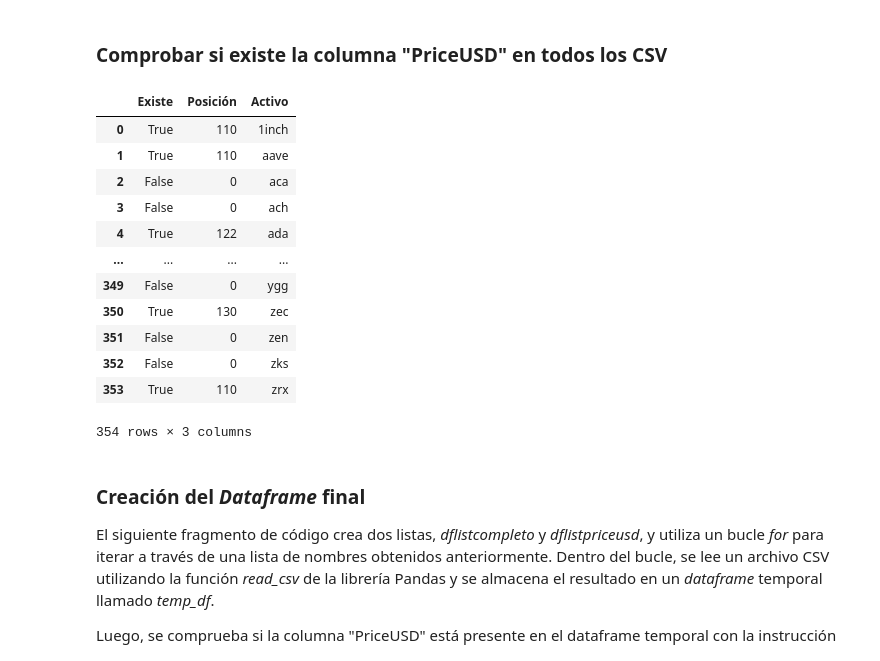
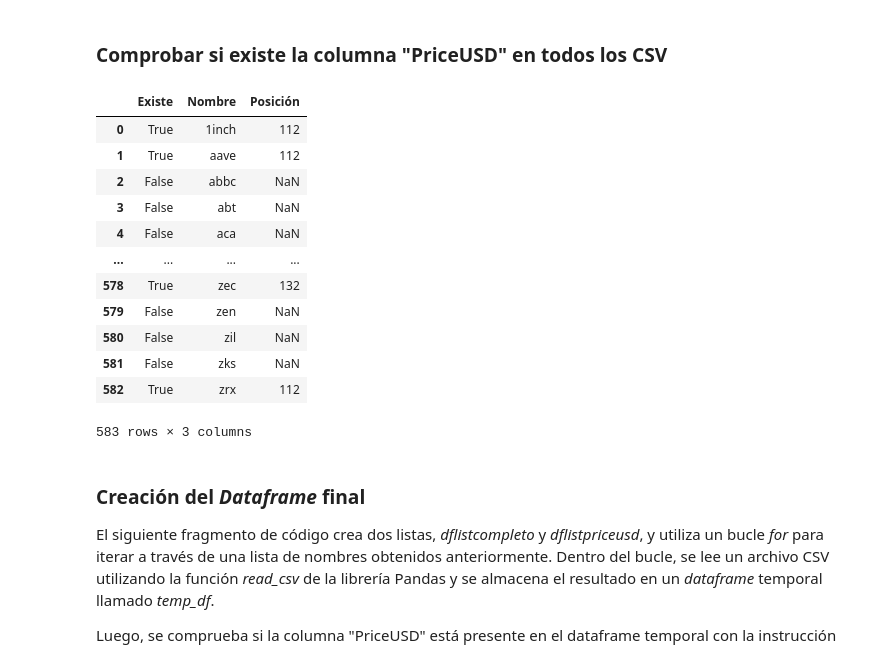
Before and after one commit to Filibustero/cryptocurrency-market-efficiency, a Jupyter notebook: Cryptocurrency Market Efficiency.ipynb, the cells around one changed output. Saved outputs shown, nothing was run; the diff lists cells and outputs as text; code cells hidden in the pictures.

```diff
--- a/Cryptocurrency Market Efficiency.ipynb
+++ b/Cryptocurrency Market Efficiency.ipynb
@@ -63,47 +108,47 @@ len(temp_df.columns=="PriceUSD")
 # %%
 dataframes_list = []
 boo = []
 longli = []
 archli = []
 for i in range(len(nombres)):
     temp_df = pd.read_csv(filepath_or_buffer = "csv221022/"+nombres[i]+".csv",
                           header = 0,
                           sep = ",")
     if "PriceUSD" in temp_df.columns:
             boo1 = "True"
-            longi = len(temp_df.columns=="PriceUSD")
+            longi = len(temp_df.columns == "PriceUSD")
+            longli.append(longi)
             archi = nombres[i]
             boo.append(boo1)
-            longli.append(longi)
             archli.append(archi)
     else:
             boo1 = "False"
             boo.append(boo1)
-            longi = 0
+            longi = "NaN"
             longli.append(longi)
             archi = nombres[i]
             archli.append(archi)
 
     dataframes_list.append(temp_df)
 df = pd.DataFrame({
     "Existe":boo,
-    "Posición":longli,
-    "Activo":archli})
+    "Nombre":archli,
+    "Posición":longli})
 df
 # %% [output]
-|  | Existe | Posición | Activo |
-| 0 | True | 110 | 1inch |
-| 1 | True | 110 | aave |
-| 2 | False | 0 | aca |
-| 3 | False | 0 | ach |
-| 4 | True | 122 | ada |
+|  | Existe | Nombre | Posición |
+| 0 | True | 1inch | 112 |
+| 1 | True | aave | 112 |
+| 2 | False | abbc | NaN |
+| 3 | False | abt | NaN |
+| 4 | False | aca | NaN |
 | ... | ... | ... | ... |
-| 349 | False | 0 | ygg |
-| 350 | True | 130 | zec |
-| 351 | False | 0 | zen |
-| 352 | False | 0 | zks |
-| 353 | True | 110 | zrx |
+| 578 | True | zec | 132 |
+| 579 | False | zen | NaN |
+| 580 | False | zil | NaN |
+| 581 | False | zks | NaN |
+| 582 | True | zrx | 112 |
-354 rows × 3 columns
+583 rows × 3 columns
 # %% [markdown]
 ### Creación del _Dataframe_ final
 
```
Also changed, not shown: parts of 16 cells of this notebook, 1 other file.
